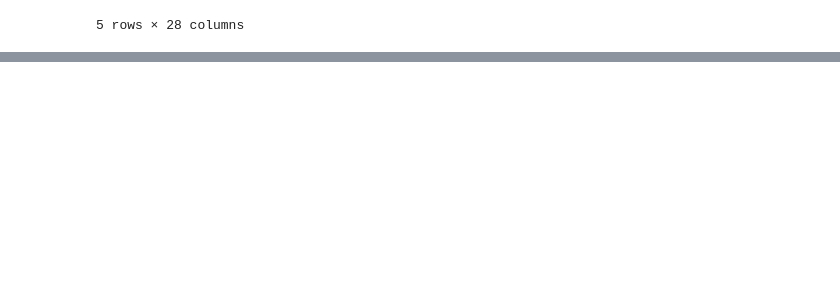
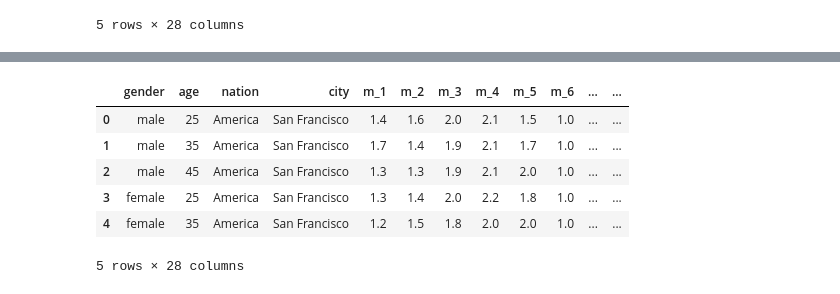
Before and after one commit to FerdinandZhong/llm-client, a Jupyter notebook: notebooks/values_alignment/experiments_results_processing.ipynb, the cells around one changed output, grey strips where cells are left out. Saved outputs shown, nothing was run; the diff lists cells and outputs as text; code cells hidden in the pictures; blank space fills up the shorter version.

```diff
--- a/notebooks/values_alignment/experiments_results_processing.ipynb
+++ b/notebooks/values_alignment/experiments_results_processing.ipynb
@@ -60,0 +319,8 @@ llama2_7b_score_dfs = retrieve_score(llama2_7b_seed_no_shuffle_dfs)
+# %%
+llama2_13b_seed_no_shuffle_dfs = []
+
+for seed in range(10):
+    seed_df = pd.read_csv(f"{root_path.format(model='Llama2_13b', lang='english')}/no_shuffle/result_{seed}.csv", index_col=0)
+    llama2_13b_seed_no_shuffle_dfs.append(seed_df)
+
+llama2_13b_seed_no_shuffle_dfs[0].head()
@@ -60,0 +335,2 @@ llama2_7b_score_dfs = retrieve_score(llama2_7b_seed_no_shuffle_dfs)
+# %%
+llama2_13b_score_dfs = retrieve_score(llama2_13b_seed_no_shuffle_dfs, "gender", "age", "nation", "city")
@@ -60,0 +355,12 @@ llama2_7b_score_dfs = retrieve_score(llama2_7b_seed_no_shuffle_dfs)
+# %%
+llama2_13b_avg_score_df = get_avg_score_df(llama2_13b_score_dfs)
+
+llama2_13b_avg_score_df.head()
+# %% [output]
+|  | gender | age | nation | city | m_1 | m_2 | m_3 | m_4 | m_5 | m_6 | ... | ... |
+| 0 | male | 25 | America | San Francisco | 1.4 | 1.6 | 2.0 | 2.1 | 1.5 | 1.0 | ... | ... |
+| 1 | male | 35 | America | San Francisco | 1.7 | 1.4 | 1.9 | 2.1 | 1.7 | 1.0 | ... | ... |
+| 2 | male | 45 | America | San Francisco | 1.3 | 1.3 | 1.9 | 2.1 | 2.0 | 1.0 | ... | ... |
+| 3 | female | 25 | America | San Francisco | 1.3 | 1.4 | 2.0 | 2.2 | 1.8 | 1.0 | ... | ... |
+| 4 | female | 35 | America | San Francisco | 1.2 | 1.5 | 1.8 | 2.0 | 2.0 | 1.0 | ... | ... |
+5 rows × 28 columns
```
Also changed, not shown: parts of 40 cells of this notebook, 1 other file.
